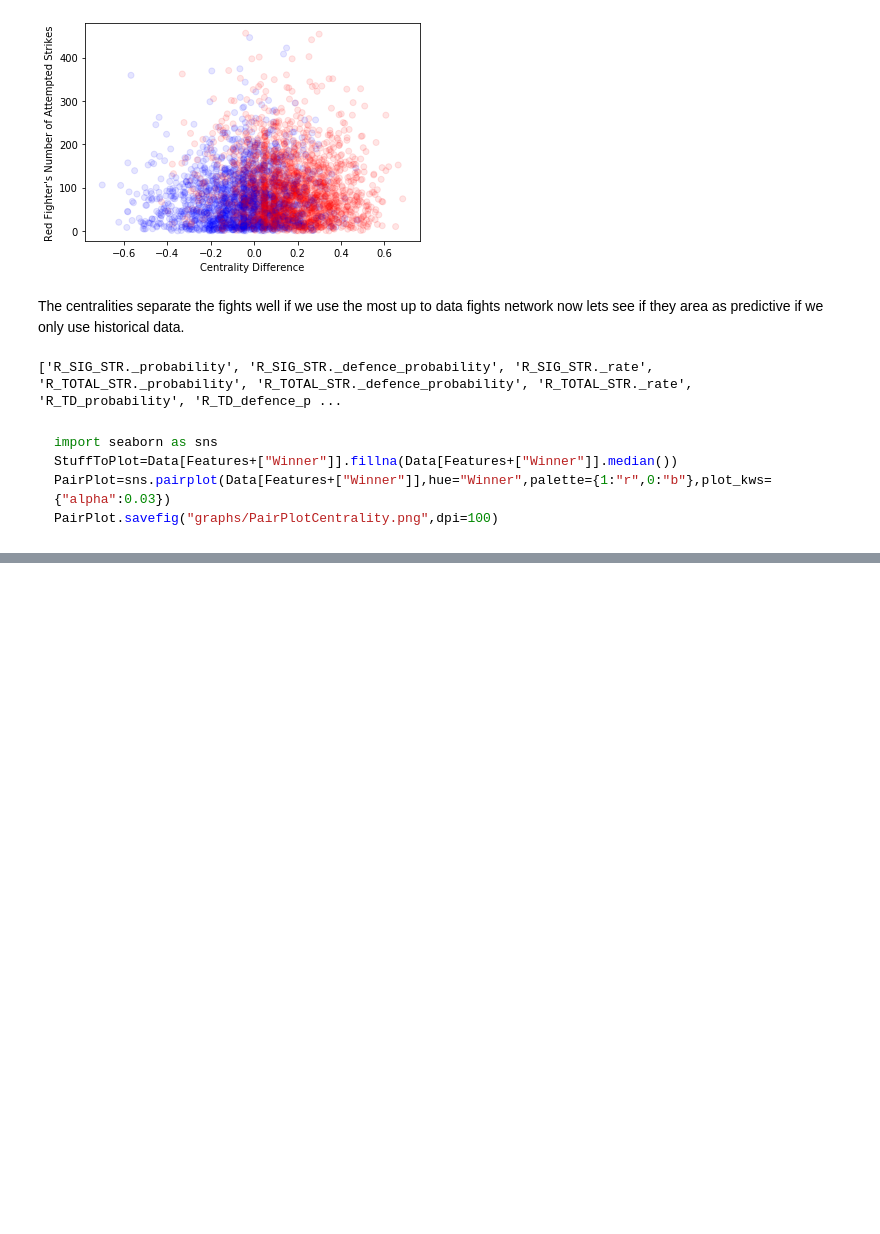
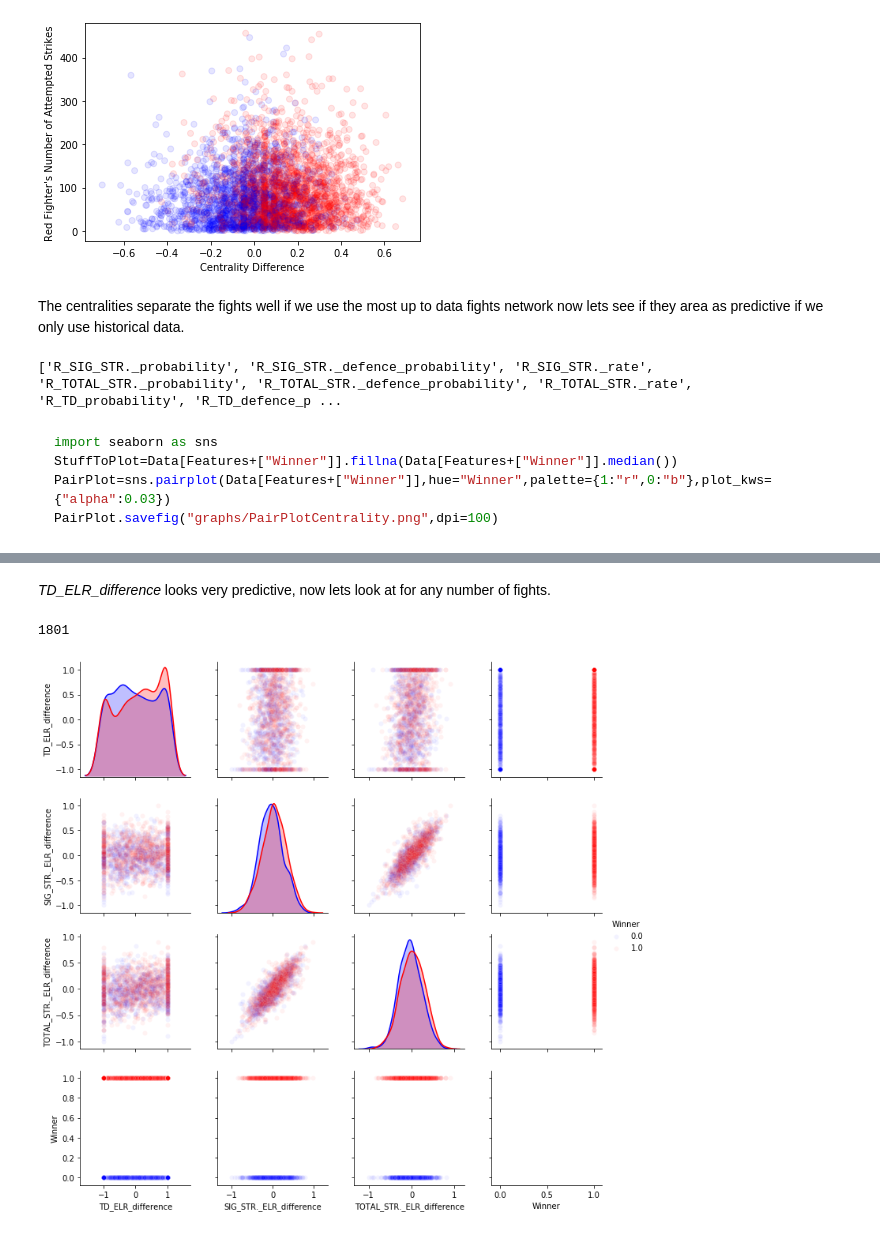
Before and after one commit to ConallTimoney/UFC-Fight-Predictor, a Jupyter notebook: UFC Fight Predictor/UFC Fight Predictor.ipynb, the cells around one changed output, grey strips where cells are left out. Cells and saved outputs as stored; diff of their text form; code cells hidden in the pictures; blank space fills up the shorter version.

```diff
--- a/UFC Fight Predictor/UFC Fight Predictor.ipynb
+++ b/UFC Fight Predictor/UFC Fight Predictor.ipynb
@@ -1805,0 +1363,11 @@ The neural networks do not appear to be able uncover any new relationships. The
+# %% [markdown]
+*TD_ELR_difference* looks very predictive, now lets look at for any number of fights.
+# %%
+DataToPlot=Data[ELRDifferenceFeatures+["Winner"]]
+DataToPlot=DataToPlot.dropna()
+print(len(DataToPlot))
+
+PairPlot=sns.pairplot(DataToPlot,hue="Winner",palette={1:"r",0:"b"},plot_kws={"alpha":0.05})
+# %% [output]
+1801
+[figure, added]
```
Also changed, not shown: parts of 63 cells of this notebook, 11 other files.
